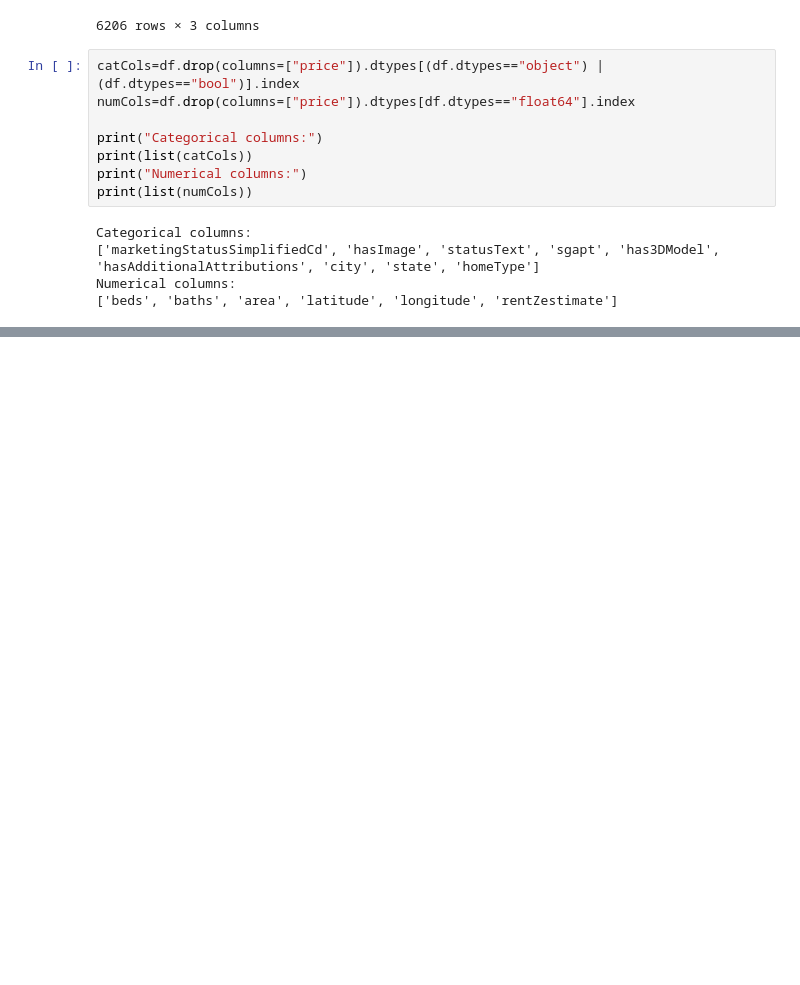
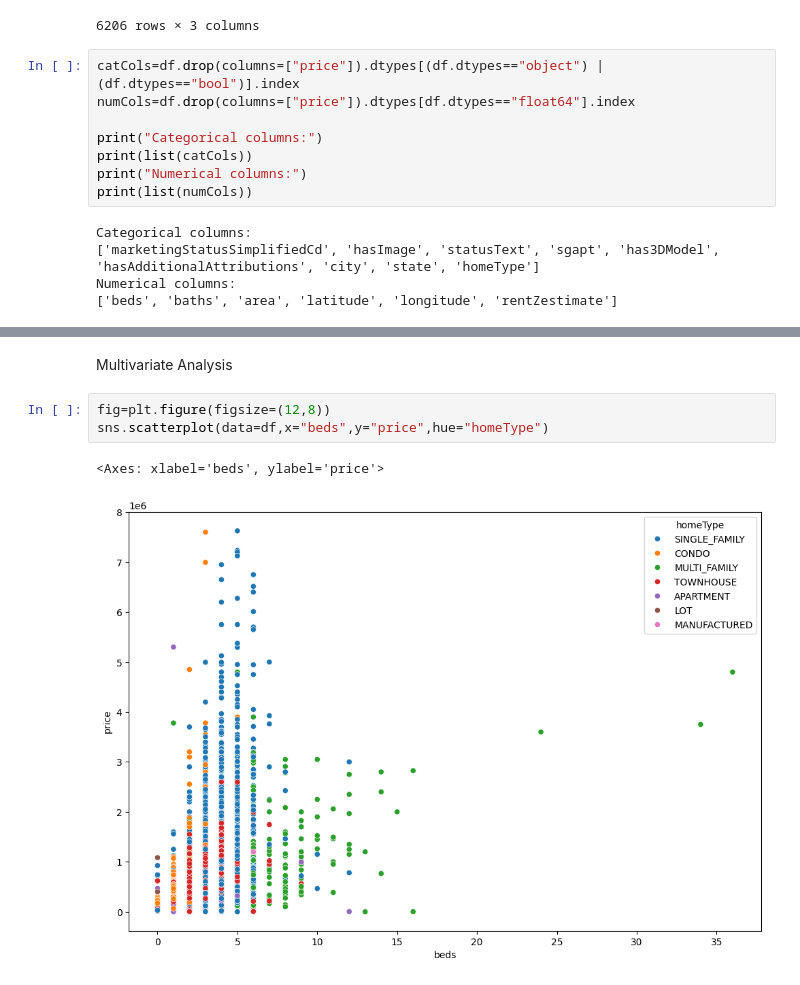
Before and after one commit to srikanthragh06/dataVisualizationCaseStudy, a Jupyter notebook: final_analysis.ipynb, the cells around one changed output, grey strips where cells are left out. Drawn from its saved outputs; the diff is of its cells as text; blank space fills up the shorter version.

Commit message:
final analysis update 2

```diff
--- a/final_analysis.ipynb
+++ b/final_analysis.ipynb
@@ -72,0 +237,8 @@ for col in catCols:
+# %% [markdown]
+Multivariate Analysis
+# %%
+fig=plt.figure(figsize=(12,8))
+sns.scatterplot(data=df,x="beds",y="price",hue="homeType")
+# %% [output]
+<Axes: xlabel='beds', ylabel='price'>
+[figure, added]
```
Also changed, not shown: parts of 20 cells of this notebook.
